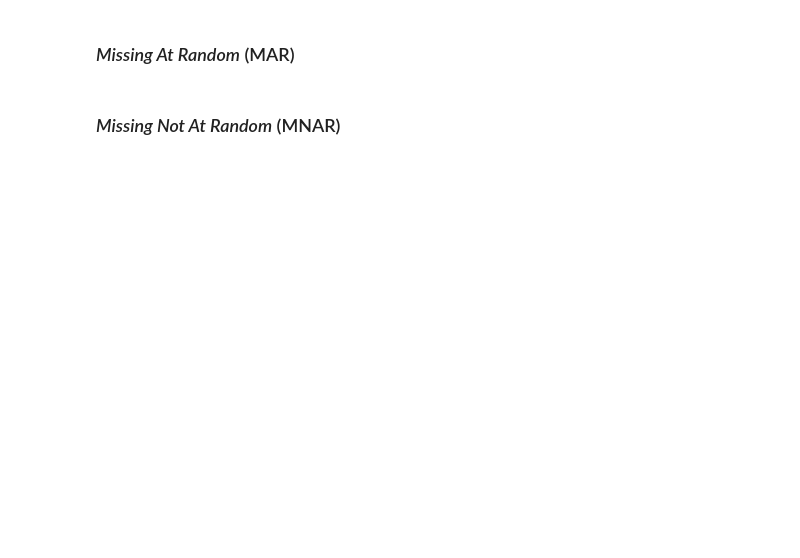
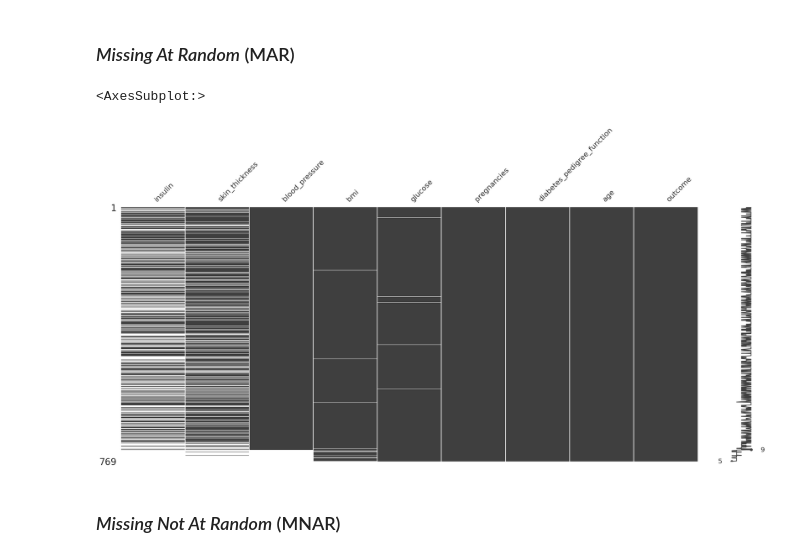
Before and after one commit to DiegoLerma/manejo_valores_faltantes_python, a Jupyter notebook: notebooks/live-exploration-missing-values.ipynb, the cells around one changed output. Cells and saved outputs as stored; diff of their text form; code cells hidden in the pictures; blank space fills up the shorter version.

```diff
--- a/notebooks/live-exploration-missing-values.ipynb
+++ b/notebooks/live-exploration-missing-values.ipynb
@@ -821,4 +832,14 @@ diabetes_df.missing.missing_variable_plot()
 # %% [markdown]
 ### _Missing At Random_ (MAR)
+# %%
+(
+    diabetes_df
+    .missing.sort_variables_by_missingness()
+    .sort_values(by='blood_pressure')
+    .pipe(missingno.matrix)
+)
+# %% [output]
+<AxesSubplot:>
+[figure, added]
 # %% [markdown]
 ### _Missing Not At Random_ (MNAR)
```
Also changed, not shown: parts of 14 cells of this notebook, 1 other file.
